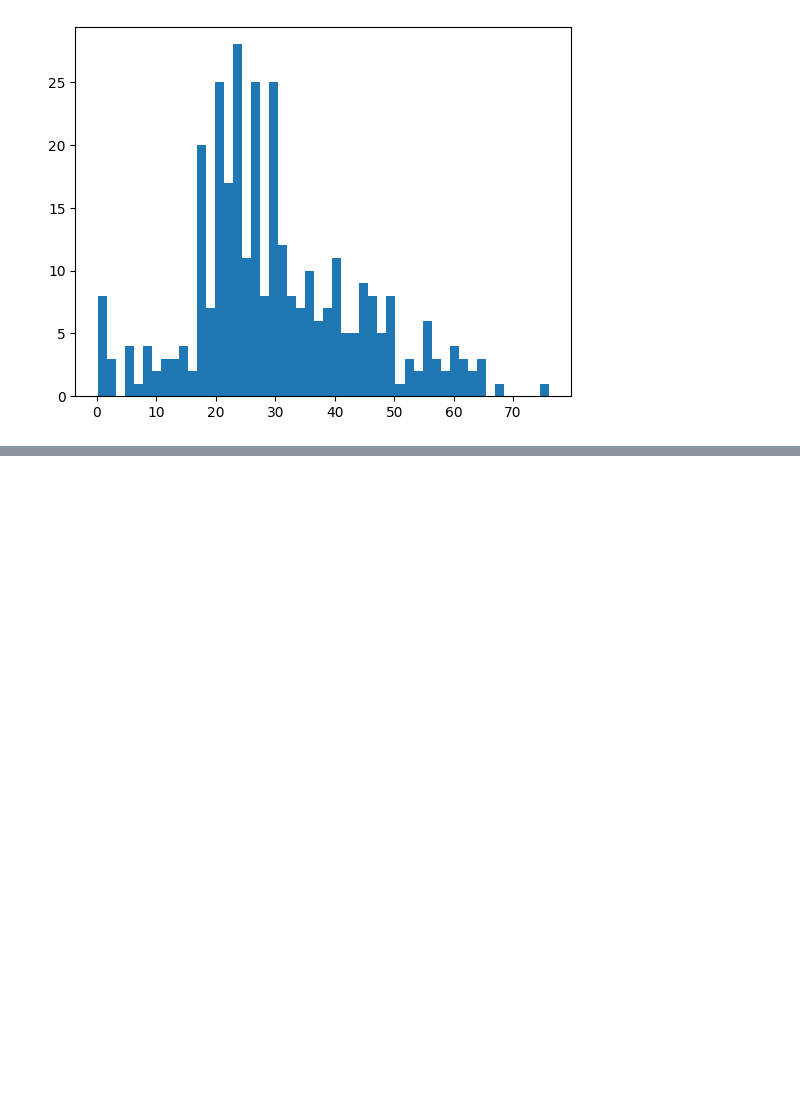
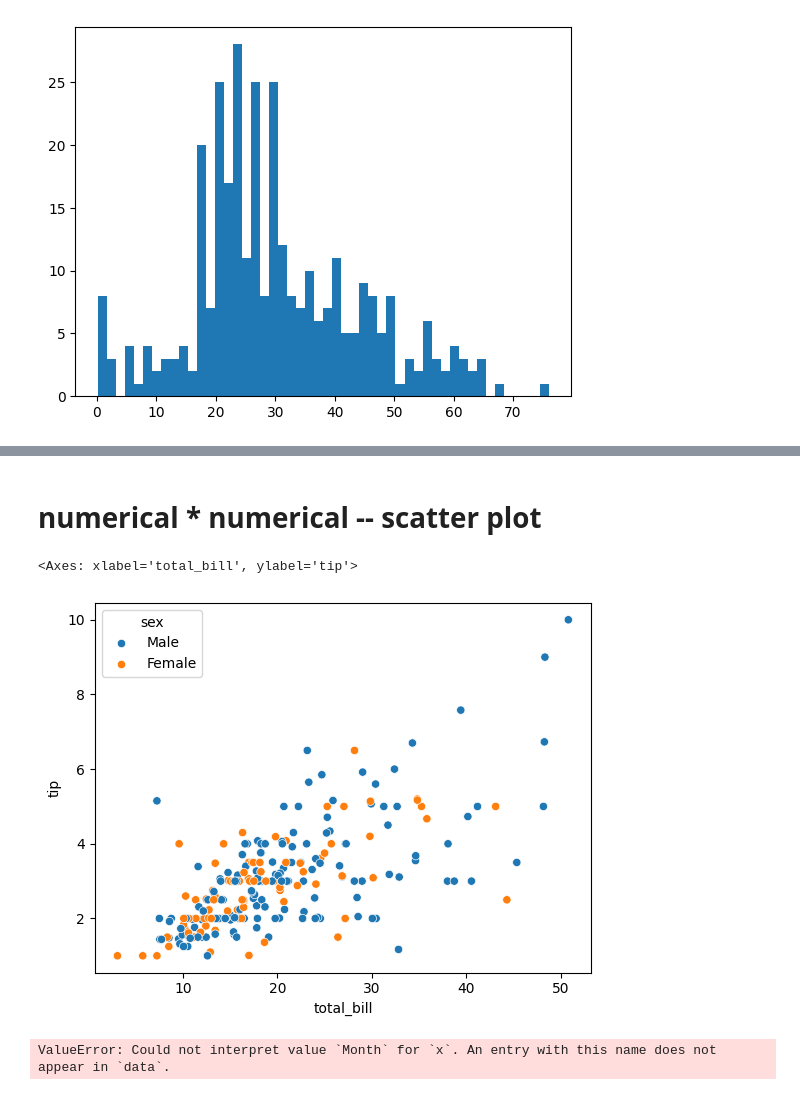
Before and after one commit to Kshubham0315/Complete-Machine-Learning, a Jupyter notebook: 6_ML.ipynb, the cells around one changed output, grey strips where cells are left out. Saved outputs shown, nothing was run; the diff lists cells and outputs as text; code cells hidden in the pictures; blank space fills up the shorter version.

```diff
--- a/6_ML.ipynb
+++ b/6_ML.ipynb
@@ -428,0 +476,3 @@ plt.hist(df['Age'],bins=50)
+# %%
+tips = sns.load_dataset("tips")
+tatanic = pd.read_csv('tested.csv')
@@ -428,0 +483,13 @@ plt.hist(df['Age'],bins=50)
+# %% [markdown]
+# numerical * numerical  -- scatter plot
+# %%
+sns.scatterplot(x='total_bill',y='tip',data=tips , hue='sex')
+# %% [output]
+<Axes: xlabel='total_bill', ylabel='tip'>
+[figure, added]
+# %%
+import seaborn as sns
+
+sns.lineplot(x='Month', y='Sales', data=df)
+# %% [output]
+ValueError: Could not interpret value `Month` for `x`. An entry with this name does not appear in `data`.
```
Also changed, not shown: parts of 32 cells of this notebook.
